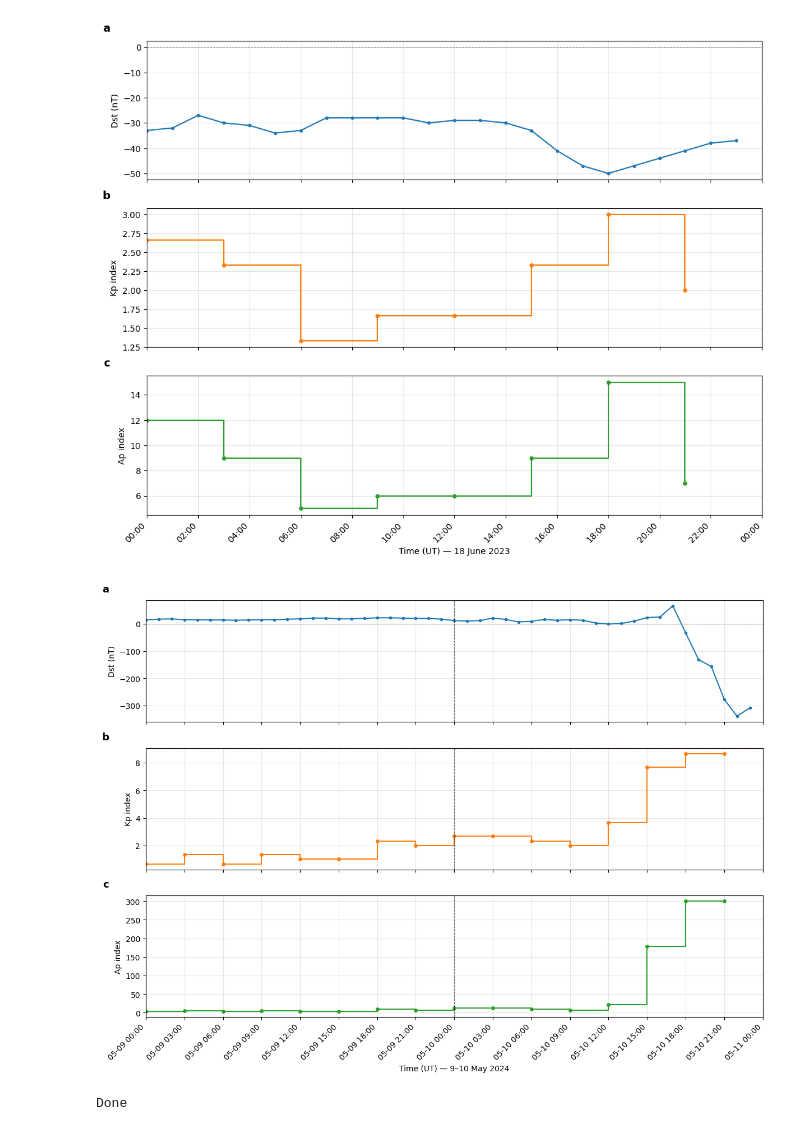
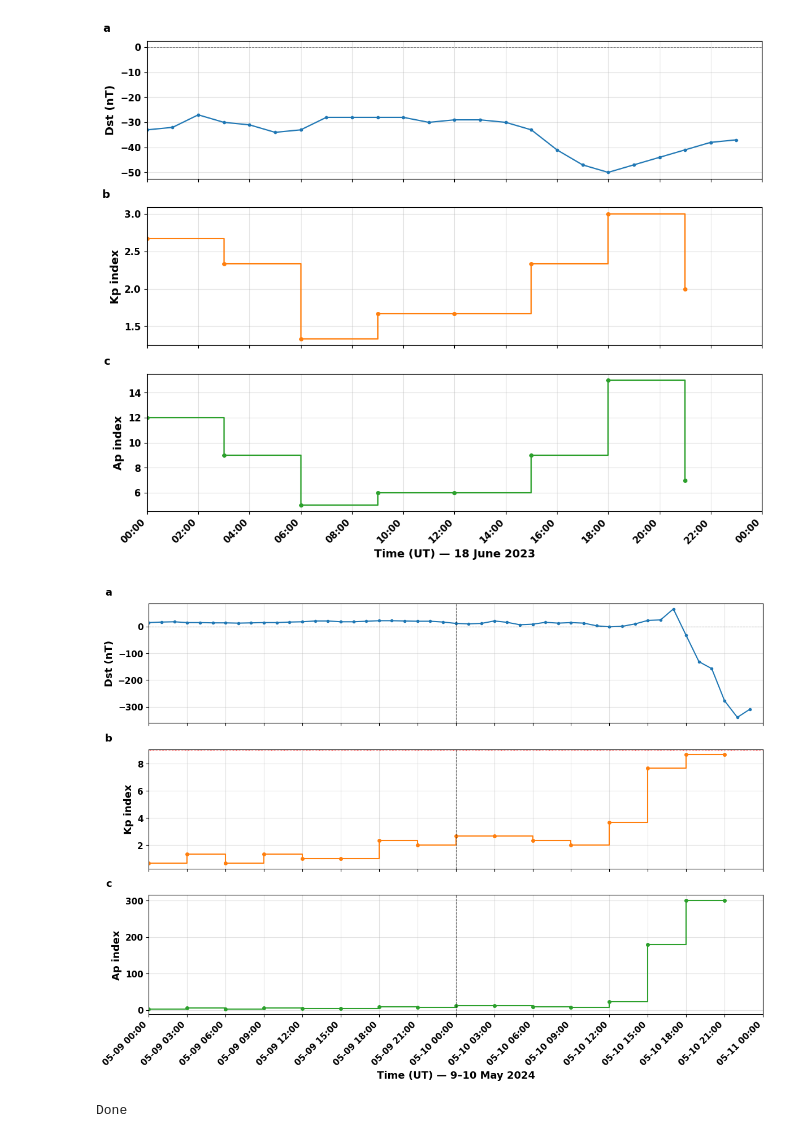
Before and after one commit to codewithavra/ionospheric-tec-forecasting, a Jupyter notebook: Geomagnetic_indices.ipynb, the cells around one changed output. Saved outputs shown, nothing was run; the diff lists cells and outputs as text; code cells hidden in the pictures.

```diff
--- a/Geomagnetic_indices.ipynb
+++ b/Geomagnetic_indices.ipynb
@@ -2,6 +2,20 @@
 import matplotlib.pyplot as plt
 import matplotlib.dates as mdates
 from datetime import datetime, timedelta
+
+# Import publication styles and paths from your config
+from src.configs.config import (
+    METRIC_INDICES_DIR,
+    PLOT_LABEL_FONTSIZE,
+    PLOT_LABEL_FONTWEIGHT,
+    PLOT_TICK_FONTSIZE,
+    PLOT_TICK_FONTWEIGHT,
+    PLOT_GRID_ALPHA,
+    PLOT_DPI
+)
+
+# Ensure the targeted metric indices directory exists before saving files
+METRIC_INDICES_DIR.mkdir(parents=True, exist_ok=True)
 
 # ---------------- Data ----------------
 dst_18th_june_2023 = [-33, -32, -27, -30, -31, -34, -33, -28, -28, -28, -28, -30, -29, -29, -30, -33, -41, -47, -50, -47, -44, -41, -38, -37]
@@ -32,33 +46,38 @@ kpap_times_a = three_hourly_times(day_a, 8)
 fig1, axes1 = plt.subplots(3, 1, figsize=(11, 9), sharex=True)
 
 axes1[0].plot(dst_times_a, dst_18th_june_2023, color='#1f77b4', marker='o', markersize=3)
-axes1[0].set_ylabel("Dst (nT)")
+axes1[0].set_ylabel("Dst (nT)", fontsize=PLOT_LABEL_FONTSIZE, fontweight=PLOT_LABEL_FONTWEIGHT)
 axes1[0].axhline(0, color='gray', linewidth=0.7, linestyle='--')
-axes1[0].grid(alpha=0.3)
+axes1[0].grid(alpha=PLOT_GRID_ALPHA)
 
 axes1[1].step(kpap_times_a, kp_18th_june_2023, where='post', color='#ff7f0e', marker='o', markersize=4)
-axes1[1].set_ylabel("Kp index")
-axes1[1].grid(alpha=0.3)
+axes1[1].set_ylabel("Kp index", fontsize=PLOT_LABEL_FONTSIZE, fontweight=PLOT_LABEL_FONTWEIGHT)
+axes1[1].grid(alpha=PLOT_GRID_ALPHA)
 
 axes1[2].step(kpap_times_a, ap_18th_june_2023, where='post', color='#2ca02c', marker='o', markersize=4)
-axes1[2].set_ylabel("Ap index")
-axes1[2].grid(alpha=0.3)
+axes1[2].set_ylabel("Ap index", fontsize=PLOT_LABEL_FONTSIZE, fontweight=PLOT_LABEL_FONTWEIGHT)
+axes1[2].grid(alpha=PLOT_GRID_ALPHA)
 
 axes1[2].xaxis.set_major_formatter(mdates.DateFormatter('%H:%M'))
 axes1[2].xaxis.set_major_locator(mdates.HourLocator(interval=2))
-axes1[2].set_xlabel("Time (UT) — 18 June 2023")
+axes1[2].set_xlabel("Time (UT) — 18 June 2023", fontsize=PLOT_LABEL_FONTSIZE, fontweight=PLOT_LABEL_FONTWEIGHT)
 axes1[2].set_xlim(day_a, day_a + timedelta(hours=24))
 
+# Style ticks & panel annotations consistently
 for ax, label in zip(axes1, ['a', 'b', 'c']):
     ax.text(-0.06, 1.05, label, transform=ax.transAxes,
             fontsize=13, fontweight='bold',
             va='bottom', ha='right')
+    ax.tick_params(axis='both', labelsize=PLOT_TICK_FONTSIZE)
+    for tick in ax.get_xticklabels() + ax.get_yticklabels():
+        tick.set_fontweight(PLOT_TICK_FONTWEIGHT)
 
 fig1.autofmt_xdate(rotation=45)
 fig1.tight_layout()
 
-# Save and display
-fig1.savefig("geomag_18june2023.png", dpi=150, bbox_inches="tight")
+# Save target updated directly to the metric indices directory
+fig1_save_path = METRIC_INDICES_DIR / "geomag_18june2023.png"
+fig1.savefig(fig1_save_path, dpi=PLOT_DPI, bbox_inches="tight")
 plt.show()
 
 # ================= Plot 2: 9-10 May 2024 =================
@@ -74,43 +93,48 @@ ap_values_b = ap_9th_may_2024 + ap_10th_may_2024
 fig2, axes2 = plt.subplots(3, 1, figsize=(12, 9), sharex=True)
 
 axes2[0].plot(dst_times_b, dst_values_b, color='#1f77b4', marker='o', markersize=3)
-axes2[0].set_ylabel("Dst (nT)")
+axes2[0].set_ylabel("Dst (nT)", fontsize=PLOT_LABEL_FONTSIZE, fontweight=PLOT_LABEL_FONTWEIGHT)
 axes2[0].axhline(0, color='gray', linewidth=0.7, linestyle='--')
-axes2[0].grid(alpha=0.3)
+axes2[0].grid(alpha=PLOT_GRID_ALPHA)
 
 axes2[1].step(kpap_times_b, kp_values_b, where='post', color='#ff7f0e', marker='o', markersize=4)
-axes2[1].set_ylabel("Kp index")
+axes2[1].set_ylabel("Kp index", fontsize=PLOT_LABEL_FONTSIZE, fontweight=PLOT_LABEL_FONTWEIGHT)
 axes2[1].axhline(9, color='red', linewidth=0.7, linestyle=':')
-axes2[1].grid(alpha=0.3)
+axes2[1].grid(alpha=PLOT_GRID_ALPHA)
 
 axes2[2].step(kpap_times_b, ap_values_b, where='post', color='#2ca02c', marker='o', markersize=4)
-axes2[2].set_ylabel("Ap index")
-axes2[2].grid(alpha=0.3)
+axes2[2].set_ylabel("Ap index", fontsize=PLOT_LABEL_FONTSIZE, fontweight=PLOT_LABEL_FONTWEIGHT)
+axes2[2].grid(alpha=PLOT_GRID_ALPHA)
 
 midnight = datetime(2024, 5, 10)
 for ax in axes2:
     ax.axvline(midnight, color='black', linewidth=0.8,
                linestyle='--', alpha=0.6)
 
 axes2[2].xaxis.set_major_formatter(mdates.DateFormatter('%m-%d %H:%M'))
 axes2[2].xaxis.set_major_locator(mdates.HourLocator(interval=3))
-axes2[2].set_xlabel("Time (UT) — 9–10 May 2024")
+axes2[2].set_xlabel("Time (UT) — 9–10 May 2024", fontsize=PLOT_LABEL_FONTSIZE, fontweight=PLOT_LABEL_FONTWEIGHT)
 axes2[2].set_xlim(day_b, day_b + timedelta(hours=48))
 
+# Style ticks & panel annotations consistently
 for ax, label in zip(axes2, ['a', 'b', 'c']):
     ax.text(-0.06, 1.05, label, transform=ax.transAxes,
             fontsize=13, fontweight='bold',
             va='bottom', ha='right')
+    ax.tick_params(axis='both', labelsize=PLOT_TICK_FONTSIZE)
+    for tick in ax.get_xticklabels() + ax.get_yticklabels():
+        tick.set_fontweight(PLOT_TICK_FONTWEIGHT)
 
 fig2.autofmt_xdate(rotation=45)
 fig2.tight_layout()
 
-# Save and display
-fig2.savefig("geomag_9_10may2024.png", dpi=150, bbox_inches="tight")
+# Save target updated directly to the metric indices directory
+fig2_save_path = METRIC_INDICES_DIR / "geomag_9_10may2024.png"
+fig2.savefig(fig2_save_path, dpi=PLOT_DPI, bbox_inches="tight")
 plt.show()
 
 print("Done")
 # %% [output]
-[figure, old version]
+[figure, new version]
-[figure, old version]
+[figure, new version]
 Done
```
